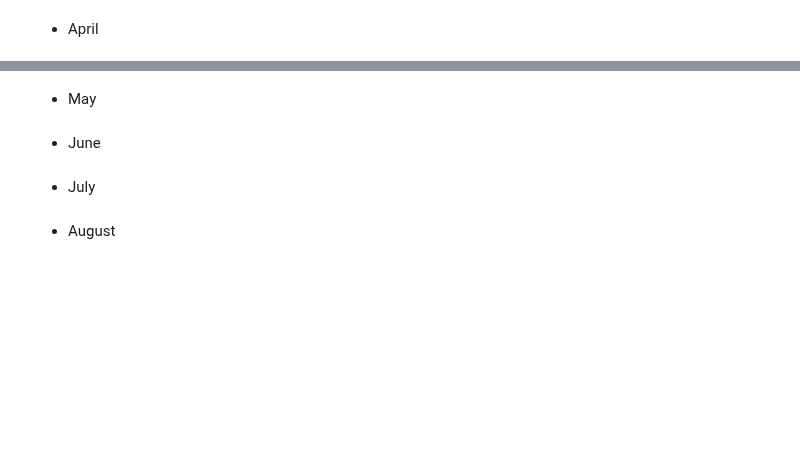
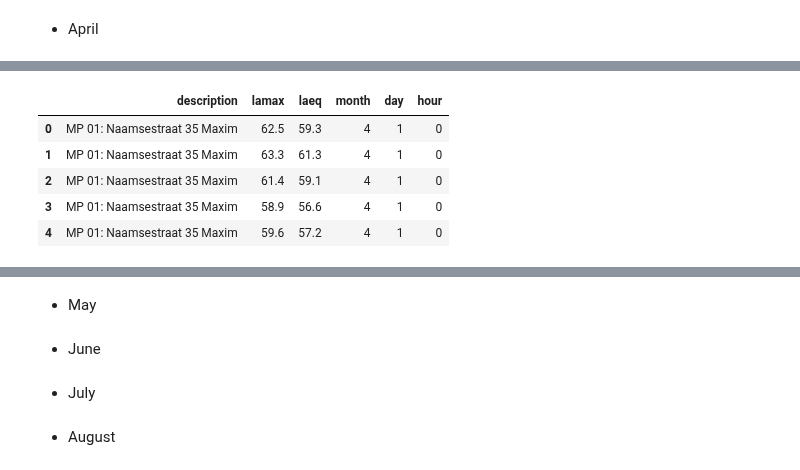
Before and after one commit to lennertvanh/MDA-Georgia, a Jupyter notebook: Preprocessing.ipynb, the cells around one changed output, grey strips where cells are left out. Drawn from its saved outputs; the diff is of its cells as text; code cells hidden in the pictures; blank space fills up the shorter version.

```diff
--- a/Preprocessing.ipynb
+++ b/Preprocessing.ipynb
@@ -546,0 +510,13 @@ print(combined_apr.isnull().sum())
+# %%
+# Drop the columns we won't use
+columns_to_keep = ['description', 'lamax', 'laeq', 'month', 'day', 'hour'] #also minute if we calculate it
+columns_to_drop = set(combined_apr.columns) - set(columns_to_keep)
+combined_apr.drop(columns=columns_to_drop, inplace=True)
+combined_apr.head()
+# %% [output]
+|  | description | lamax | laeq | month | day | hour |
+| 0 | MP 01: Naamsestraat 35 Maxim | 62.5 | 59.3 | 4 | 1 | 0 |
+| 1 | MP 01: Naamsestraat 35 Maxim | 63.3 | 61.3 | 4 | 1 | 0 |
+| 2 | MP 01: Naamsestraat 35 Maxim | 61.4 | 59.1 | 4 | 1 | 0 |
+| 3 | MP 01: Naamsestraat 35 Maxim | 58.9 | 56.6 | 4 | 1 | 0 |
+| 4 | MP 01: Naamsestraat 35 Maxim | 59.6 | 57.2 | 4 | 1 | 0 |
```
Also changed, not shown: parts of 22 cells of this notebook.
